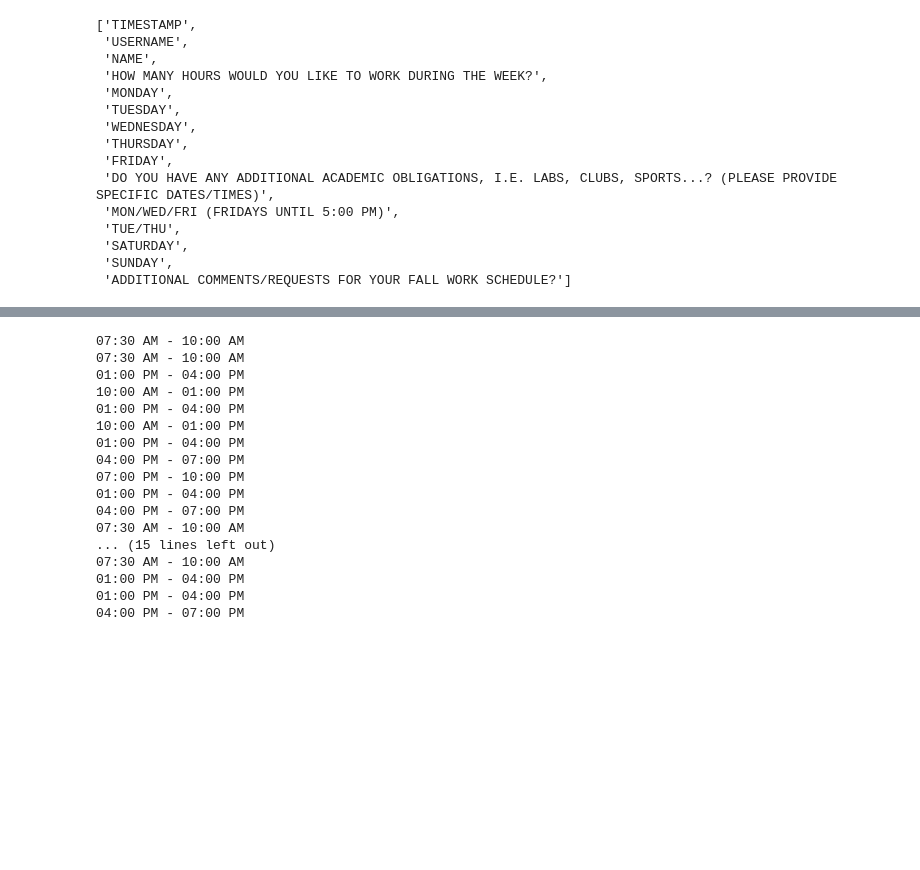
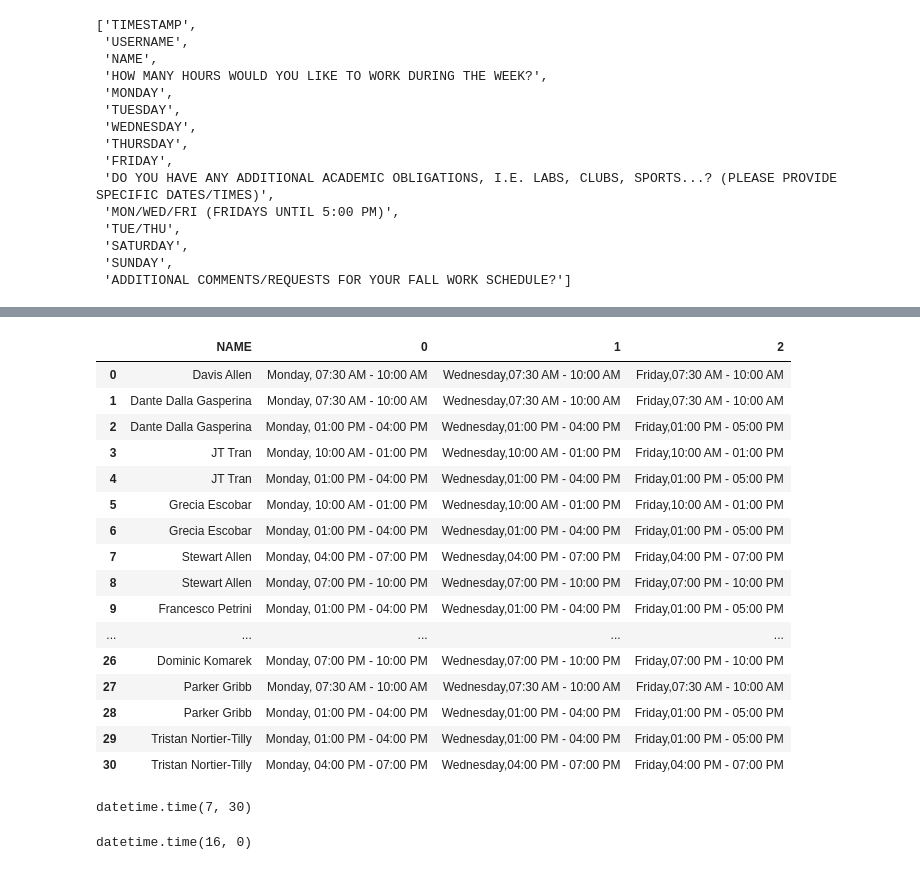
Before and after one commit to JessePala/WorkScheduler, a Jupyter notebook: Schedule.ipynb, the cells around one changed output, grey strips where cells are left out. Cells and saved outputs as stored; diff of their text form; code cells hidden in the pictures; blank space fills up the shorter version.

```diff
--- a/Schedule.ipynb
+++ b/Schedule.ipynb
@@ -157,33 +157,52 @@ for i in range(1, clean_data.shape[1]):
 
     #Splitting shifts initially from csv dataframe import
     s = temp[needed[i]].str.split(',').apply(Series, 1).stack()
     s.index = s.index.droplevel(-1)
     s.name = needed[i]
     del temp[needed[i]]
     temp = temp.join(s).reset_index(drop=True)
 
     #Applying check() to convert to readable form for every row (shape[0])
     for j in range(0, temp.shape[0]):
         #Cleaning the 2nd column
         temp.at[j, needed[i]] =  check(temp.at[j, needed[i]], needed[i]) #check(reference, day)
         #Splitting single availability column to day-by-day columns
         new = pd.DataFrame(temp[needed[i]].apply(lambda x: x.split('; ')).values.tolist())
         #Merge the day-by-day with the name column to get the desired result
         result = pd.concat([temp[needed[0]], new], axis=1)
 
 
     #Test Case
     if(i == 1):
         mwf = result
     elif(i == 2):
         tt = result
     elif(i == 3):
         sat = result
     elif(i == 4):
         sun = result
 
     #temp.to_csv(r"/Users/Rohit/Desktop/test.txt", header='\n', index=None, mode='a', sep='\n')
 #list(sat.columns.values)[1]
+mwf
+# %% [output]
+|  | NAME | 0 | 1 | 2 |
+| 0 | Davis Allen | Monday, 07:30 AM - 10:00 AM | Wednesday,07:30 AM - 10:00 AM | Friday,07:30 AM - 10:00 AM |
+| 1 | Dante Dalla Gasperina | Monday, 07:30 AM - 10:00 AM | Wednesday,07:30 AM - 10:00 AM | Friday,07:30 AM - 10:00 AM |
+| 2 | Dante Dalla Gasperina | Monday, 01:00 PM - 04:00 PM | Wednesday,01:00 PM - 04:00 PM | Friday,01:00 PM - 05:00 PM |
+| 3 | JT Tran | Monday, 10:00 AM - 01:00 PM | Wednesday,10:00 AM - 01:00 PM | Friday,10:00 AM - 01:00 PM |
+| 4 | JT Tran | Monday, 01:00 PM - 04:00 PM | Wednesday,01:00 PM - 04:00 PM | Friday,01:00 PM - 05:00 PM |
+| 5 | Grecia Escobar | Monday, 10:00 AM - 01:00 PM | Wednesday,10:00 AM - 01:00 PM | Friday,10:00 AM - 01:00 PM |
+| 6 | Grecia Escobar | Monday, 01:00 PM - 04:00 PM | Wednesday,01:00 PM - 04:00 PM | Friday,01:00 PM - 05:00 PM |
+| 7 | Stewart Allen | Monday, 04:00 PM - 07:00 PM | Wednesday,04:00 PM - 07:00 PM | Friday,04:00 PM - 07:00 PM |
+| 8 | Stewart Allen | Monday, 07:00 PM - 10:00 PM | Wednesday,07:00 PM - 10:00 PM | Friday,07:00 PM - 10:00 PM |
+| 9 | Francesco Petrini | Monday, 01:00 PM - 04:00 PM | Wednesday,01:00 PM - 04:00 PM | Friday,01:00 PM - 05:00 PM |
+| ... | ... | ... | ... | ... |
+| 26 | Dominic Komarek | Monday, 07:00 PM - 10:00 PM | Wednesday,07:00 PM - 10:00 PM | Friday,07:00 PM - 10:00 PM |
+| 27 | Parker Gribb | Monday, 07:30 AM - 10:00 AM | Wednesday,07:30 AM - 10:00 AM | Friday,07:30 AM - 10:00 AM |
+| 28 | Parker Gribb | Monday, 01:00 PM - 04:00 PM | Wednesday,01:00 PM - 04:00 PM | Friday,01:00 PM - 05:00 PM |
+| 29 | Tristan Nortier-Tilly | Monday, 01:00 PM - 04:00 PM | Wednesday,01:00 PM - 04:00 PM | Friday,01:00 PM - 05:00 PM |
+| 30 | Tristan Nortier-Tilly | Monday, 04:00 PM - 07:00 PM | Wednesday,04:00 PM - 07:00 PM | Friday,04:00 PM - 07:00 PM |
 # %%
 #Monday
 mon = mwf[[needed[0], 0]]
@@ -200,23 +219,5 @@ week = [mon, tue, wed, thu, fri, sat, sun]
 
 #df['MEETING START TIME'] = df['MEETING START TIME'].map(lambda x: pd.datetools.parse(x))
 
-for i in range(0, len(wed)):
-    print(wed[wed.columns[1]].str.split(',')[i][1])
+#for i in range(0, len(wed)):
+ #   print(wed[wed.columns[1]].str.split(',')[i][1])
-# %% [output]
-07:30 AM - 10:00 AM
-07:30 AM - 10:00 AM
-01:00 PM - 04:00 PM
-10:00 AM - 01:00 PM
-01:00 PM - 04:00 PM
-10:00 AM - 01:00 PM
-01:00 PM - 04:00 PM
-04:00 PM - 07:00 PM
-07:00 PM - 10:00 PM
-01:00 PM - 04:00 PM
-04:00 PM - 07:00 PM
-07:30 AM - 10:00 AM
-... (15 lines left out)
-07:30 AM - 10:00 AM
-01:00 PM - 04:00 PM
-01:00 PM - 04:00 PM
-04:00 PM - 07:00 PM
@@ -223 +233,9 @@ for i in range(0, len(wed)):
+# %%
+starttime(daysplit("Monday, 07:30 AM - 10:00 AM"))
+# %% [output]
+datetime.time(7, 30)
+# %%
+stoptime(daysplit("Monday, 01:00 PM - 04:00 PM"))
+# %% [output]
+datetime.time(16, 0)
 # %%
```
Also changed, not shown: parts of 4 cells of this notebook, 1 other file.
